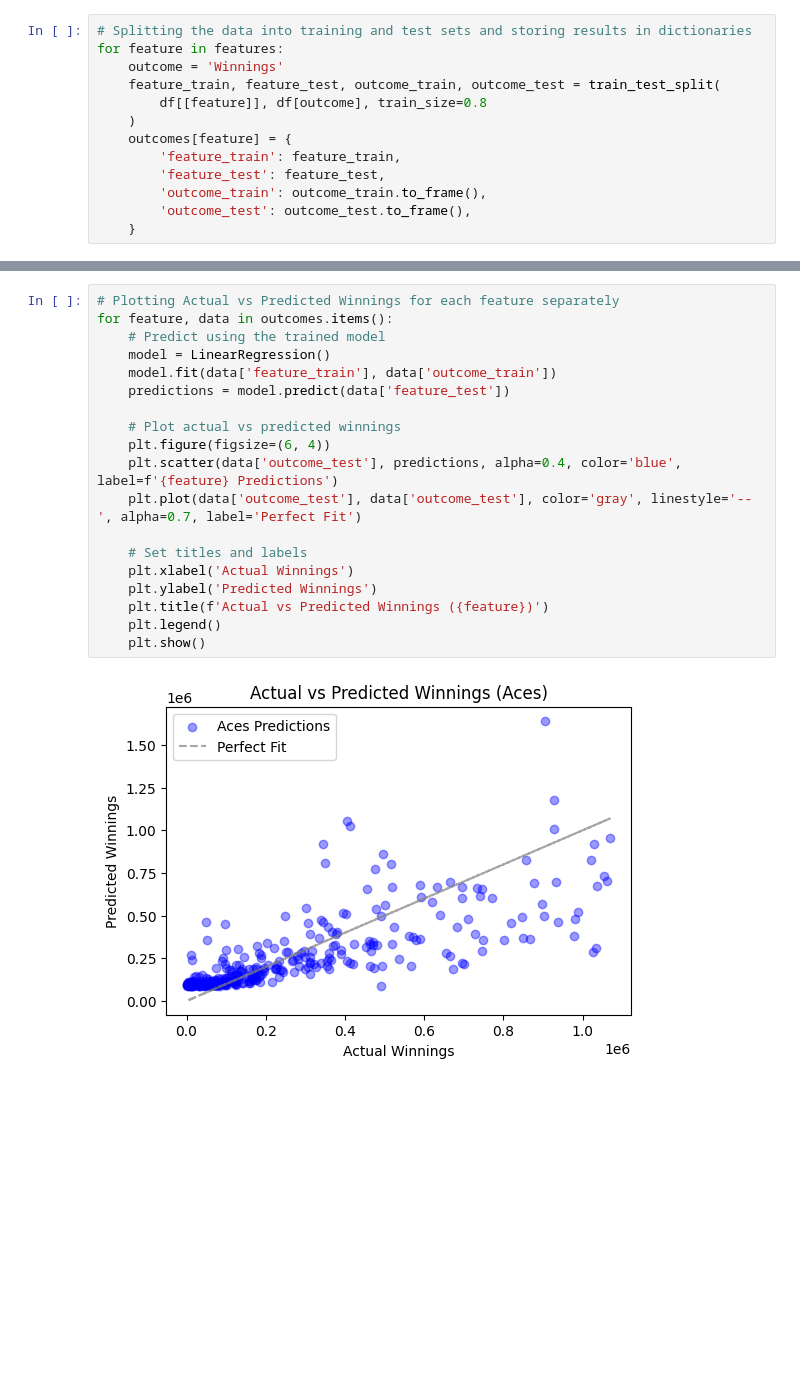
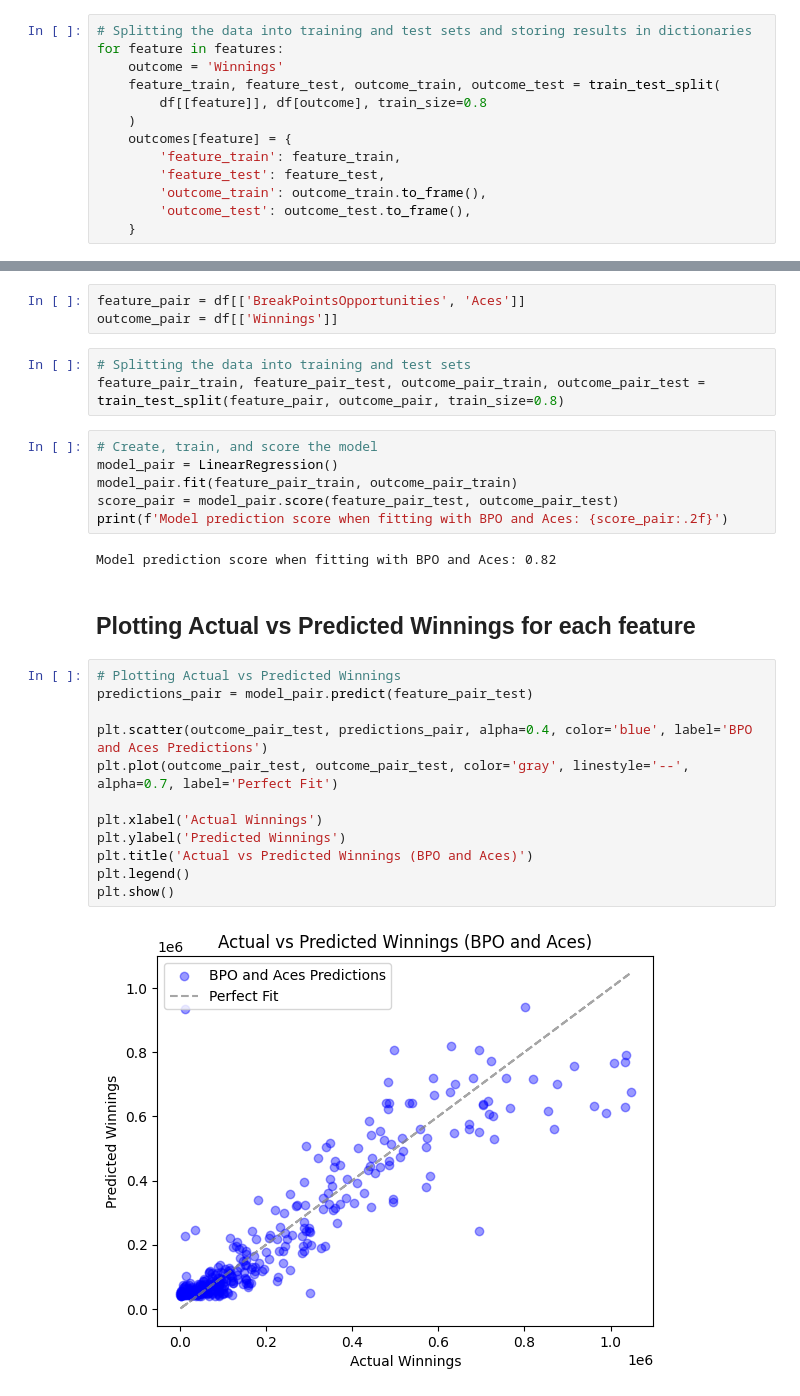
Before and after one commit to alanjameschapman/tennis_ace, a Jupyter notebook: notebook.ipynb, the cells around one changed output, grey strips where cells are left out. Cells and saved outputs as stored; diff of their text form; blank space fills up the shorter version.

```diff
--- a/notebook.ipynb
+++ b/notebook.ipynb
@@ -115,21 +179,30 @@ The scores of each linear regression model show a large variation in the predict
+# %%
+feature_pair = df[['BreakPointsOpportunities', 'Aces']]
+outcome_pair = df[['Winnings']]
+# %%
+# Splitting the data into training and test sets
+feature_pair_train, feature_pair_test, outcome_pair_train, outcome_pair_test = train_test_split(feature_pair, outcome_pair, train_size=0.8)
+# %%
+# Create, train, and score the model
+model_pair = LinearRegression()
+model_pair.fit(feature_pair_train, outcome_pair_train)
+score_pair = model_pair.score(feature_pair_test, outcome_pair_test)
+print(f'Model prediction score when fitting with BPO and Aces: {score_pair:.2f}')
+# %% [output]
+Model prediction score when fitting with BPO and Aces: 0.82
+# %% [markdown]
+## Plotting Actual vs Predicted Winnings for each feature
 # %%
-# Plotting Actual vs Predicted Winnings for each feature separately
-for feature, data in outcomes.items():
-    # Predict using the trained model
-    model = LinearRegression()
-    model.fit(data['feature_train'], data['outcome_train'])
-    predictions = model.predict(data['feature_test'])
+# Plotting Actual vs Predicted Winnings
+predictions_pair = model_pair.predict(feature_pair_test)
 
-    # Plot actual vs predicted winnings
-    plt.figure(figsize=(6, 4))
-    plt.scatter(data['outcome_test'], predictions, alpha=0.4, color='blue', label=f'{feature} Predictions')
-    plt.plot(data['outcome_test'], data['outcome_test'], color='gray', linestyle='--', alpha=0.7, label='Perfect Fit')
+plt.scatter(outcome_pair_test, predictions_pair, alpha=0.4, color='blue', label='BPO and Aces Predictions')
+plt.plot(outcome_pair_test, outcome_pair_test, color='gray', linestyle='--', alpha=0.7, label='Perfect Fit')
 
-    # Set titles and labels
-    plt.xlabel('Actual Winnings')
-    plt.ylabel('Predicted Winnings')
-    plt.title(f'Actual vs Predicted Winnings ({feature})')
-    plt.legend()
-    plt.show()
+plt.xlabel('Actual Winnings')
+plt.ylabel('Predicted Winnings')
+plt.title('Actual vs Predicted Winnings (BPO and Aces)')
+plt.legend()
+plt.show()
 # %% [output]
-[figure, old version]
+[figure, new version]
```
Also changed, not shown: parts of 29 cells of this notebook, 1 other file.
